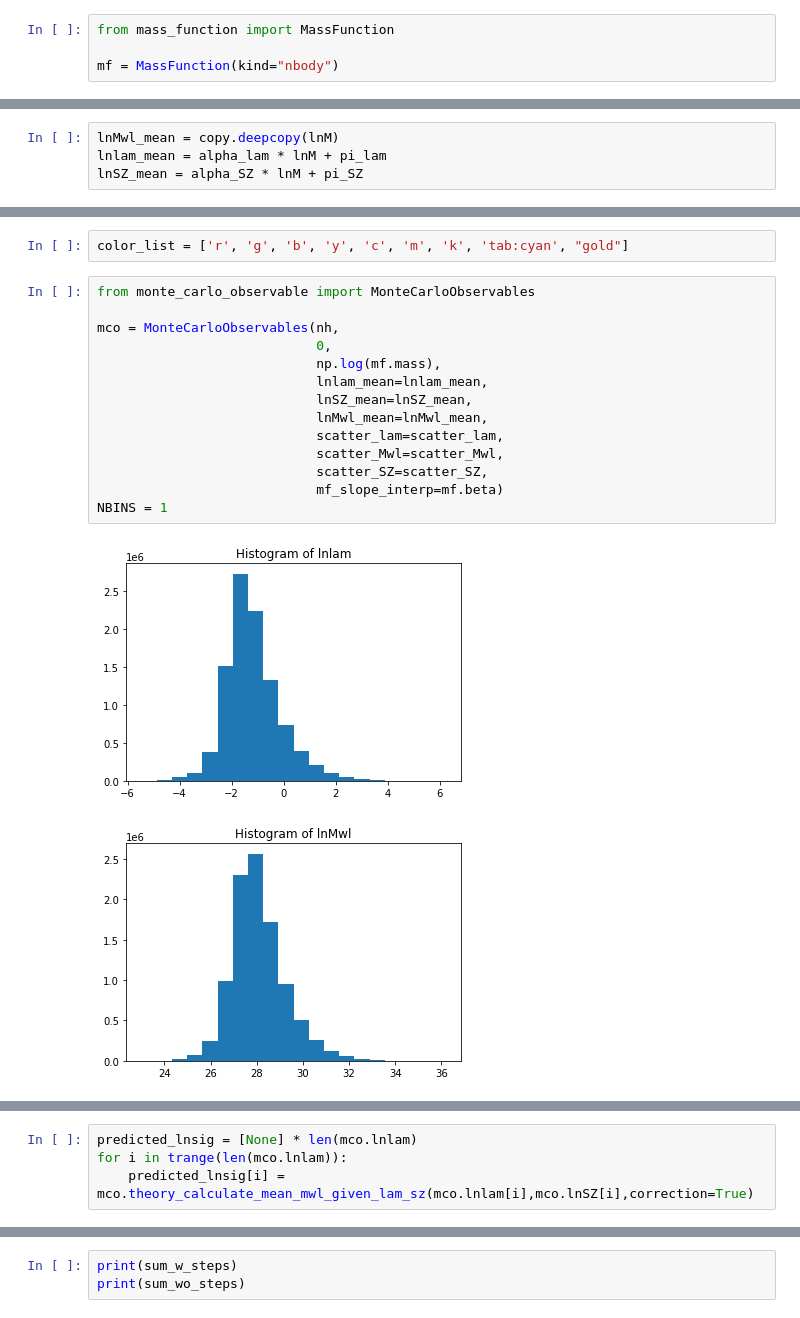
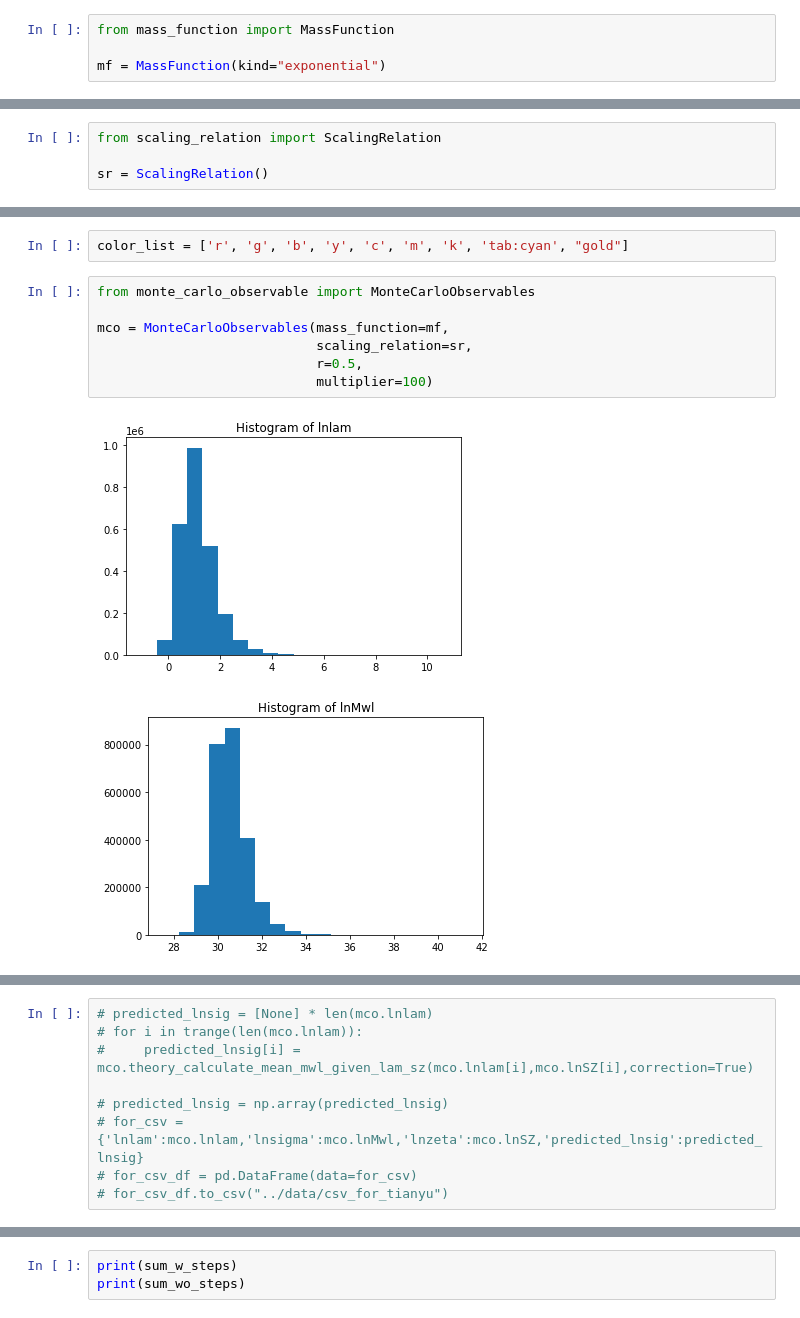
Before and after one commit to zchvsre/des_spt_selection, a Jupyter notebook: MC_theory/two_variable_monte_carlo_integral.ipynb, the cells around one changed output, grey strips where cells are left out. Drawn from its saved outputs; the diff is of its cells as text.

```diff
--- a/MC_theory/two_variable_monte_carlo_integral.ipynb
+++ b/MC_theory/two_variable_monte_carlo_integral.ipynb
@@ -22,5 +21,5 @@ from tqdm import tqdm,trange
 # %%
 from mass_function import MassFunction
 
-mf = MassFunction(kind="nbody")
+mf = MassFunction(kind="exponential")
 # %% [output]
@@ -38,4 +28,4 @@ nh = len(lnM)
 # %%
-lnMwl_mean = copy.deepcopy(lnM)
-lnlam_mean = alpha_lam * lnM + pi_lam
-lnSZ_mean = alpha_SZ * lnM + pi_SZ
+from scaling_relation import ScalingRelation
+
+sr = ScalingRelation()
@@ -56,17 +50,10 @@ color_list = ['r', 'g', 'b', 'y', 'c', 'm', 'k', 'tab:cyan', "gold"]
 # %%
 from monte_carlo_observable import MonteCarloObservables
 
-mco = MonteCarloObservables(nh,
-                            0,
-                            np.log(mf.mass),
-                            lnlam_mean=lnlam_mean,
-                            lnSZ_mean=lnSZ_mean,
-                            lnMwl_mean=lnMwl_mean,
-                            scatter_lam=scatter_lam,
-                            scatter_Mwl=scatter_Mwl,
-                            scatter_SZ=scatter_SZ,
-                            mf_slope_interp=mf.beta)
-NBINS = 1
+mco = MonteCarloObservables(mass_function=mf,
+                            scaling_relation=sr,
+                            r=0.5,
+                            multiplier=100)
 # %% [output]
-[figure, old version]
+[figure, new version]
-[figure, old version]
+[figure, new version]
@@ -74,4 +61,9 @@ NBINS = 1
 # %%
-predicted_lnsig = [None] * len(mco.lnlam)
-for i in trange(len(mco.lnlam)):
-    predicted_lnsig[i] = mco.theory_calculate_mean_mwl_given_lam_sz(mco.lnlam[i],mco.lnSZ[i],correction=True)
+# predicted_lnsig = [None] * len(mco.lnlam)
+# for i in trange(len(mco.lnlam)):
+#     predicted_lnsig[i] = mco.theory_calculate_mean_mwl_given_lam_sz(mco.lnlam[i],mco.lnSZ[i],correction=True)
+
+# predicted_lnsig = np.array(predicted_lnsig)
+# for_csv = {'lnlam':mco.lnlam,'lnsigma':mco.lnMwl,'lnzeta':mco.lnSZ,'predicted_lnsig':predicted_lnsig}
+# for_csv_df = pd.DataFrame(data=for_csv)
+# for_csv_df.to_csv("../data/csv_for_tianyu")
```
Also changed, not shown: parts of 14 cells of this notebook, 1 other file.
